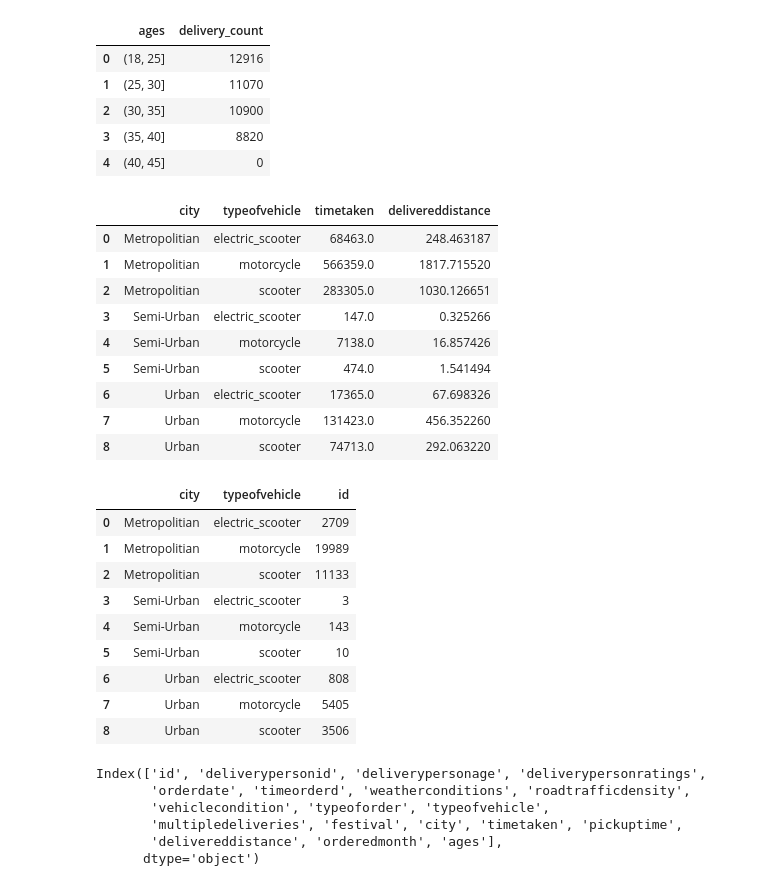
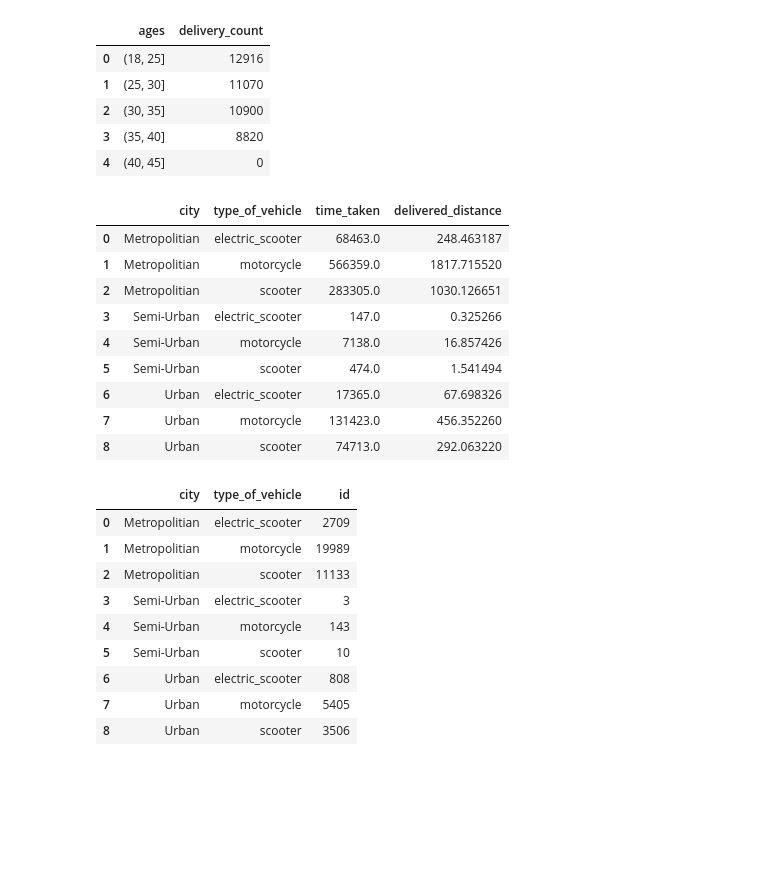
Before and after one commit to jeet2722/foodDelivery, a Jupyter notebook: file.ipynb, the cells around one changed output. Cells and saved outputs as stored; diff of their text form; code cells hidden in the pictures; blank space fills up the shorter version.

```diff
--- a/file.ipynb
+++ b/file.ipynb
@@ -24,21 +24,21 @@ print(df.dtypes)
 print('         ---null data---')
 print(df.isna().sum())
 df.head()
-df['timetaken'] = df['timetaken'].astype(float)
-df['delivereddistance'] = df['delivereddistance'].astype(float)
-df['multipledeliveries'] = df['multipledeliveries'].astype(float)
-df.deliverypersonage = df.deliverypersonage.fillna(df.deliverypersonage.mean())
-df.deliverypersonratings = df.deliverypersonratings.fillna(df.deliverypersonratings.mean())
-df.pickuptime = df.pickuptime.fillna(df.pickuptime.mode()[0])
+df['time_taken'] = df['time_taken'].astype(float)
+df['delivered_distance'] = df['delivered_distance'].astype(float)
+df['multiple_deliveries'] = df['multiple_deliveries'].astype(float)
+df.delivery_person_age = df.delivery_person_age.fillna(df.delivery_person_age.mean())
+df.delivery_person_ratings = df.delivery_person_ratings.fillna(df.delivery_person_ratings.mean())
+df.pickup_time = df.pickup_time.fillna(df.pickup_time.mode()[0])
 df.city = df.city.fillna(df.city.mode()[0])
 df.festival = df.festival.fillna(df.festival.mode()[0])
-df.multipledeliveries = df.multipledeliveries.fillna(df.multipledeliveries.mode()[0])
-df.roadtrafficdensity = df.roadtrafficdensity.fillna(df.roadtrafficdensity.mode()[0])
-df['orderdate'] =  pd.to_datetime(df['orderdate'], format='%Y/%m/%d')
-df['orderedmonth'] = df['orderdate'].dt.strftime('%m-%y')
+df.multiple_deliveries = df.multiple_deliveries.fillna(df.multiple_deliveries.mode()[0])
+df.road_traffic_density = df.road_traffic_density.fillna(df.road_traffic_density.mode()[0])
+df['order_date'] =  pd.to_datetime(df['order_date'], format='%Y/%m/%d')
+df['ordered_month'] = df['order_date'].dt.strftime('%m-%y')
 df = df.dropna()
-df['timeorderd'] = df['timeorderd'].astype(str)
-df['timeorderd'] = df['timeorderd'].str.split('.').str[0]
-df['timeorderd'] = pd.to_datetime(df['timeorderd'],format= '%H:%M:%S' ).dt.time
+df['time_orderd'] = df['time_orderd'].astype(str)
+df['time_orderd'] = df['time_orderd'].str.split('.').str[0]
+df['time_orderd'] = pd.to_datetime(df['time_orderd'],format= '%H:%M:%S' ).dt.time
 df.head()
 # %% [output]
@@ -68,8 +68,8 @@ dtype: int64
 # %%
 age_bucket = [18, 25, 30, 35, 40, 45]
-df['ages'] = pd.cut(df['deliverypersonage'], age_bucket)
+df['ages'] = pd.cut(df['delivery_person_age'], age_bucket)
 delivery_count = df.groupby(['ages']).count()
-delivery_count = delivery_count['deliverypersonage']
+delivery_count = delivery_count['delivery_person_age']
 delivery_count = delivery_count.to_frame('delivery_count')
 delivery_count = delivery_count.reset_index()
 delivery_count['ages'] = delivery_count['ages'].astype(str)
@@ -82,12 +82,12 @@ delivery_count
 | 3 | (35, 40] | 8820 |
 | 4 | (40, 45] | 0 |
 # %%
-total_TimeAndDistance = df.groupby(['city','typeofvehicle']).sum()
-total_TimeAndDistance = total_TimeAndDistance.drop(['deliverypersonage','deliverypersonratings','vehiclecondition','multipledeliveries', 'festival','pickuptime'], axis =1)
+total_TimeAndDistance = df.groupby(['city','type_of_vehicle']).sum()
+total_TimeAndDistance = total_TimeAndDistance.drop(['delivery_person_age','delivery_person_ratings','vehicle_condition','multiple_deliveries', 'festival','pickup_time'], axis =1)
 total_TimeAndDistance = total_TimeAndDistance.reset_index()
 total_TimeAndDistance
 # %% [output]
-|  | city | typeofvehicle | timetaken | delivereddistance |
+|  | city | type_of_vehicle | time_taken | delivered_distance |
 | 0 | Metropolitian | electric_scooter | 68463.0 | 248.463187 |
 | 1 | Metropolitian | motorcycle | 566359.0 | 1817.715520 |
 | 2 | Metropolitian | scooter | 283305.0 | 1030.126651 |
@@ -98,16 +98,16 @@ total_TimeAndDistance
 | 7 | Urban | motorcycle | 131423.0 | 456.352260 |
 | 8 | Urban | scooter | 74713.0 | 292.063220 |
 # %%
-totalVehicleCount = df.groupby(['city','typeofvehicle']).count()
-totalVehicleCount = totalVehicleCount.drop(['deliverypersonid', 'deliverypersonage',
-       'deliverypersonratings', 'orderdate', 'timeorderd',
-       'weatherconditions', 'roadtrafficdensity', 'vehiclecondition',
-       'typeoforder', 'multipledeliveries', 'festival', 'timetaken',
-       'pickuptime', 'delivereddistance', 'ages','orderedmonth'], axis =1)
+totalVehicleCount = df.groupby(['city','type_of_vehicle']).count()
+totalVehicleCount = totalVehicleCount.drop(['delivery_person_id', 'delivery_person_age',
+       'delivery_person_ratings', 'order_date', 'time_orderd',
+       'weather_conditions', 'road_traffic_density', 'vehicle_condition',
+       'type_of_order', 'multiple_deliveries', 'festival', 'time_taken',
+       'pickup_time', 'delivered_distance', 'ages','ordered_month'], axis =1)
 totalVehicleCount = totalVehicleCount.reset_index()
 totalVehicleCount
 # %% [output]
-|  | city | typeofvehicle | id |
+|  | city | type_of_vehicle | id |
 | 0 | Metropolitian | electric_scooter | 2709 |
 | 1 | Metropolitian | motorcycle | 19989 |
 | 2 | Metropolitian | scooter | 11133 |
@@ -130,11 +130,2 @@ for index, row in totalVehicleCount.iterrows():
 cnxn.commit()
 cursor.close()
-# %%
-df.columns
-# %% [output]
-Index(['id', 'deliverypersonid', 'deliverypersonage', 'deliverypersonratings',
-       'orderdate', 'timeorderd', 'weatherconditions', 'roadtrafficdensity',
-       'vehiclecondition', 'typeoforder', 'typeofvehicle',
-       'multipledeliveries', 'festival', 'city', 'timetaken', 'pickuptime',
-       'delivereddistance', 'orderedmonth', 'ages'],
-      dtype='object')
```
Also changed, not shown: parts of 9 cells of this notebook, 2 other files.
